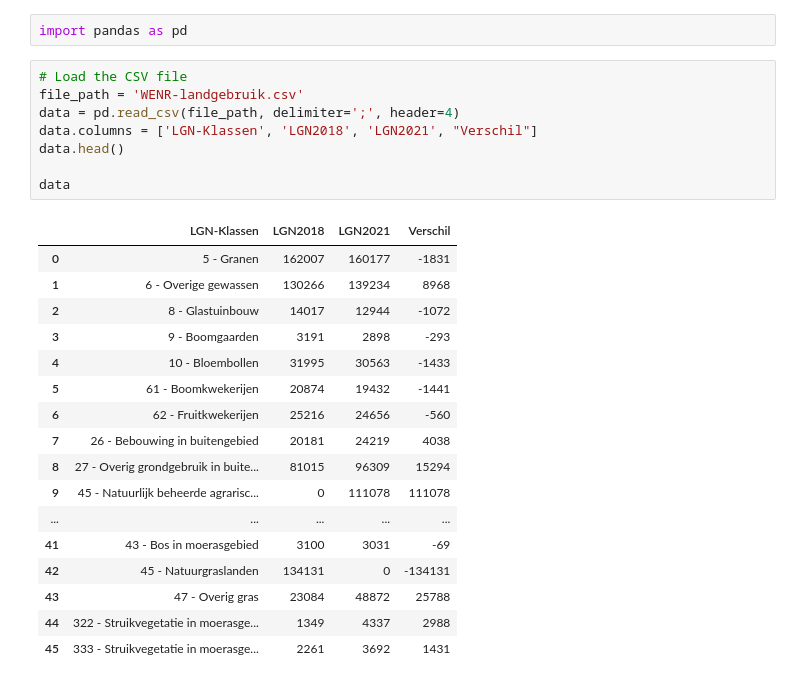
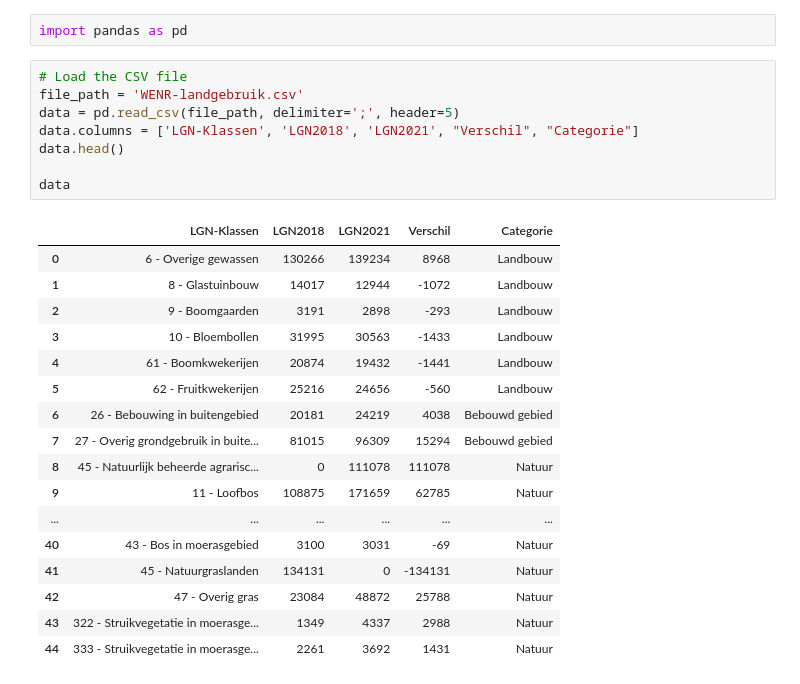
Before and after one commit to vnglst/onsland, a Jupyter notebook: WENR-landgebruik.ipynb, the cells around one changed output. Drawn from its saved outputs; the diff is of its cells as text.

```diff
--- a/WENR-landgebruik.ipynb
+++ b/WENR-landgebruik.ipynb
@@ -3,27 +3,27 @@ import pandas as pd
 # %%
 # Load the CSV file
 file_path = 'WENR-landgebruik.csv'
-data = pd.read_csv(file_path, delimiter=';', header=4)
-data.columns = ['LGN-Klassen', 'LGN2018', 'LGN2021', "Verschil"]
+data = pd.read_csv(file_path, delimiter=';', header=5)
+data.columns = ['LGN-Klassen', 'LGN2018', 'LGN2021', "Verschil", "Categorie"]
 data.head()
 
 data
 # %% [output]
-|  | LGN-Klassen | LGN2018 | LGN2021 | Verschil |
-| 0 | 5 - Granen | 162007 | 160177 | -1831 |
-| 1 | 6 - Overige gewassen | 130266 | 139234 | 8968 |
-| 2 | 8 - Glastuinbouw | 14017 | 12944 | -1072 |
-| 3 | 9 - Boomgaarden | 3191 | 2898 | -293 |
-| 4 | 10 - Bloembollen | 31995 | 30563 | -1433 |
-| 5 | 61 - Boomkwekerijen | 20874 | 19432 | -1441 |
-| 6 | 62 - Fruitkwekerijen | 25216 | 24656 | -560 |
-| 7 | 26 - Bebouwing in buitengebied | 20181 | 24219 | 4038 |
-| 8 | 27 - Overig grondgebruik in buite... | 81015 | 96309 | 15294 |
-| 9 | 45 - Natuurlijk beheerde agrarisc... | 0 | 111078 | 111078 |
-| ... | ... | ... | ... | ... |
-| 41 | 43 - Bos in moerasgebied | 3100 | 3031 | -69 |
-| 42 | 45 - Natuurgraslanden | 134131 | 0 | -134131 |
-| 43 | 47 - Overig gras | 23084 | 48872 | 25788 |
-| 44 | 322 - Struikvegetatie in moerasge... | 1349 | 4337 | 2988 |
-| 45 | 333 - Struikvegetatie in moerasge... | 2261 | 3692 | 1431 |
+|  | LGN-Klassen | LGN2018 | LGN2021 | Verschil | Categorie |
+| 0 | 6 - Overige gewassen | 130266 | 139234 | 8968 | Landbouw |
+| 1 | 8 - Glastuinbouw | 14017 | 12944 | -1072 | Landbouw |
+| 2 | 9 - Boomgaarden | 3191 | 2898 | -293 | Landbouw |
+| 3 | 10 - Bloembollen | 31995 | 30563 | -1433 | Landbouw |
+| 4 | 61 - Boomkwekerijen | 20874 | 19432 | -1441 | Landbouw |
+| 5 | 62 - Fruitkwekerijen | 25216 | 24656 | -560 | Landbouw |
+| 6 | 26 - Bebouwing in buitengebied | 20181 | 24219 | 4038 | Bebouwd gebied |
+| 7 | 27 - Overig grondgebruik in buite... | 81015 | 96309 | 15294 | Bebouwd gebied |
+| 8 | 45 - Natuurlijk beheerde agrarisc... | 0 | 111078 | 111078 | Natuur |
+| 9 | 11 - Loofbos | 108875 | 171659 | 62785 | Natuur |
+| ... | ... | ... | ... | ... | ... |
+| 40 | 43 - Bos in moerasgebied | 3100 | 3031 | -69 | Natuur |
+| 41 | 45 - Natuurgraslanden | 134131 | 0 | -134131 | Natuur |
+| 42 | 47 - Overig gras | 23084 | 48872 | 25788 | Natuur |
+| 43 | 322 - Struikvegetatie in moerasge... | 1349 | 4337 | 2988 | Natuur |
+| 44 | 333 - Struikvegetatie in moerasge... | 2261 | 3692 | 1431 | Natuur |
 # %%
```
Also changed, not shown: parts of 5 cells of this notebook, 3 other files.
